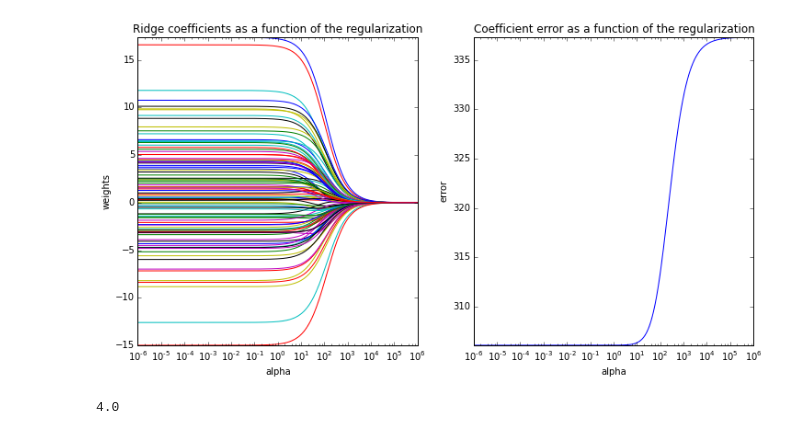
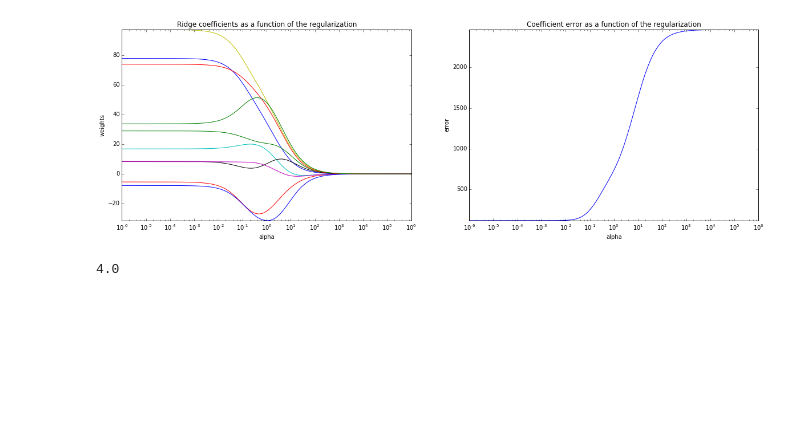
Before and after one commit to Kornel/varia, a Jupyter notebook: Ridge coefficients.ipynb, the cells around one changed output. Drawn from its saved outputs; the diff is of its cells as text; code cells hidden in the pictures; blank space fills up the shorter version.

```diff
--- a/Ridge coefficients.ipynb
+++ b/Ridge coefficients.ipynb
@@ -3,18 +3,11 @@
 import numpy as np
 import matplotlib.pyplot as plt
 from sklearn.linear_model import Ridge
-from matplotlib import pyplot
 from sklearn.metrics import mean_squared_error
-
-
-def generate_test_data(N, p):
-    """Generate N samples of p dimensions with fixed bias"""
-    bias = np.random.randn()
-    return make_regression(N, p, coef=True, bias=bias)
 
 clf = Ridge()
 
-features, Y, b = generate_test_data(N = 10, p = 10)
+features, Y, b = make_regression(n_samples=10, n_features=10, coef=True, random_state=1, bias=3.5)
 
 coefs = []
 err = []
@@ -26,35 +19,35 @@ for a in alphas:
     clf.set_params(alpha=a)
     clf.fit(features, Y)
     coefs.append(clf.coef_)
     err.append(mean_squared_error(clf.coef_, b))
 
 
 # Display results
-plt.figure(figsize=(12, 6))
+plt.figure(figsize=(20, 6))
 
 plt.subplot(121)
 ax = plt.gca()
 ax.set_color_cycle(['b', 'r', 'g', 'c', 'k', 'y', 'm'])
 ax.plot(alphas, coefs)
 ax.set_xscale('log')
 plt.xlabel('alpha')
 plt.ylabel('weights')
 plt.title('Ridge coefficients as a function of the regularization')
 plt.axis('tight')
 
 
 plt.subplot(122)
 ax = plt.gca()
 ax.plot(alphas, err)
 ax.set_xscale('log')
 plt.xlabel('alpha')
 plt.ylabel('error')
 plt.title('Coefficient error as a function of the regularization')
 plt.axis('tight')
 
 plt.show()
 # %% [output]
-[figure, old version]
+[figure, new version]
 # %%
 # %% [output]
 4.0
```
Also changed, not shown: 2 other files.
